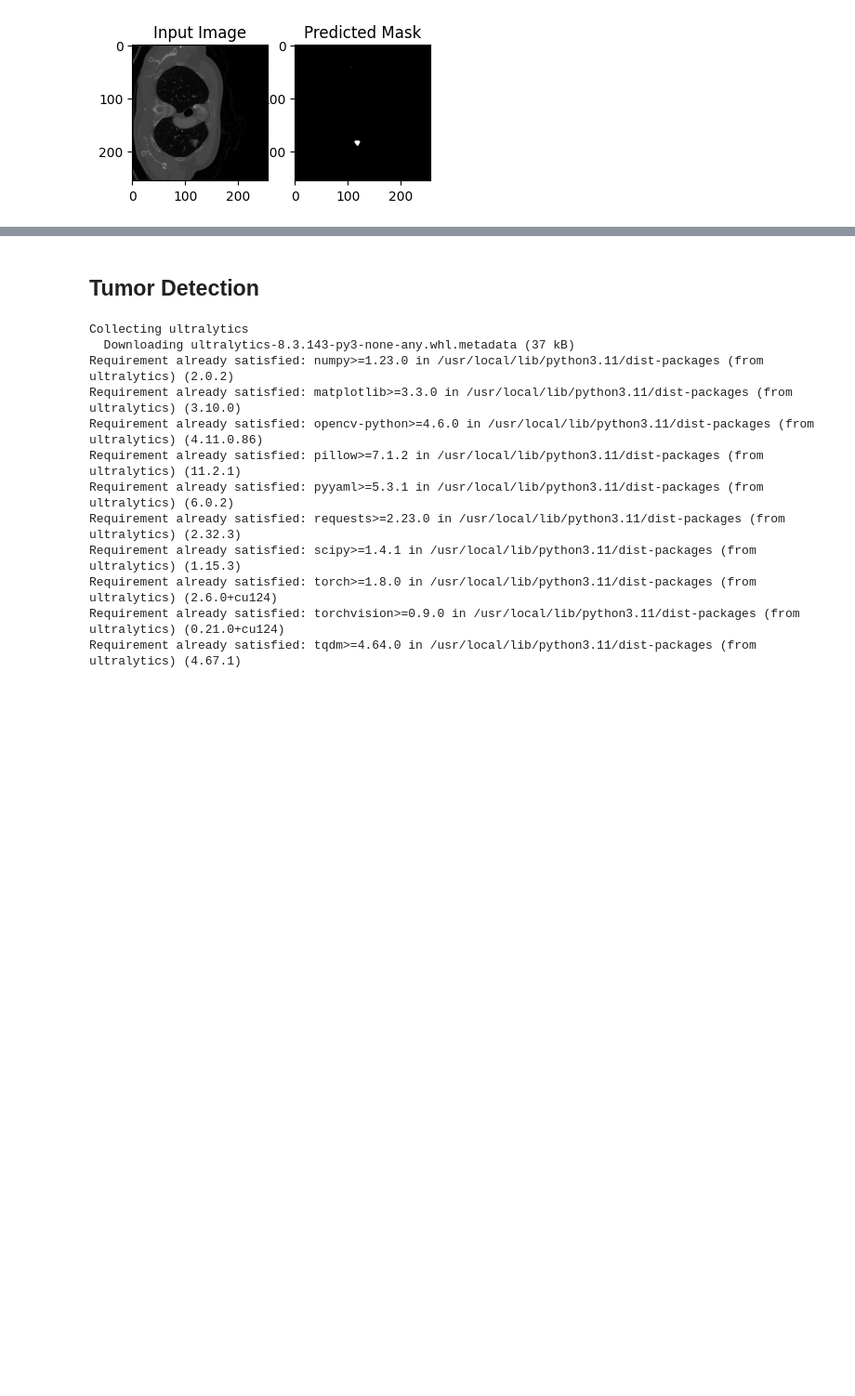
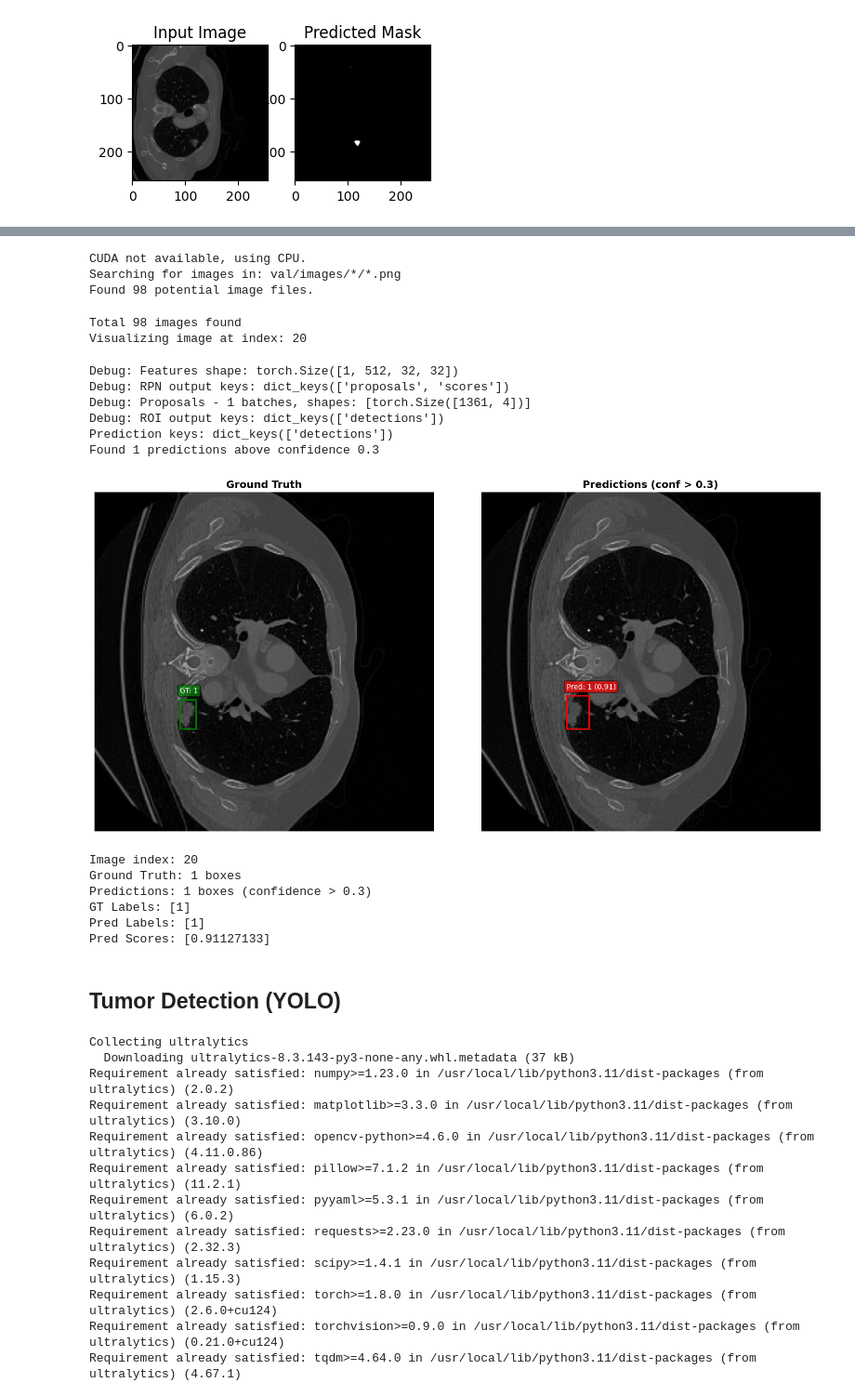
Before and after one commit to SaraElwatany/Lung-TumorDetection-Segmentation, a Jupyter notebook: inference.ipynb, the cells around one changed output, grey strips where cells are left out. Shown: that part at 93% size. Drawn from its saved outputs; the diff is of its cells as text; code cells hidden in the pictures; blank space fills up the shorter version.

```diff
--- a/inference.ipynb
+++ b/inference.ipynb
@@ -248,0 +1768,10 @@ segment_tumor(image_path, whole_img_model)
+# %%
+def load_config(config_path):
+    """Load YAML configuration file"""
+    with open(config_path, 'r') as file:
+        try:
+            config = yaml.safe_load(file)
+            return config
+        except yaml.YAMLError as exc:
+            print(f"Error loading config: {exc}")
+            return None
@@ -249,5 +1930,30 @@ segment_tumor(image_path, whole_img_model)
+# %%
+config = load_config('/content/config/tumor.yaml')
+
+# Visualize specific image
+model_path = '/content/final_faster_rcnn_lung_tumor.pth'
+load_and_visualize(model_path, config, image_idx=20)
+# %% [output]
+CUDA not available, using CPU.
+Searching for images in: val/images/*/*.png
+Found 98 potential image files.
+Total 98 images found
+Visualizing image at index: 20
+Debug: Features shape: torch.Size([1, 512, 32, 32])
+Debug: RPN output keys: dict_keys(['proposals', 'scores'])
+Debug: Proposals - 1 batches, shapes: [torch.Size([1361, 4])]
+Debug: ROI output keys: dict_keys(['detections'])
+Prediction keys: dict_keys(['detections'])
+Found 1 predictions above confidence 0.3
+[figure, added]
+Image index: 20
+Ground Truth: 1 boxes
+Predictions: 1 boxes (confidence > 0.3)
+GT Labels: [1]
+Pred Labels: [1]
+Pred Scores: [0.91127133]
 # %% [markdown]
-## **Tumor Detection**
+## **Tumor Detection (YOLO)**
 # %%
 !pip install ultralytics
 # %% [output]
```
Also changed, not shown: parts of 15 cells of this notebook.
